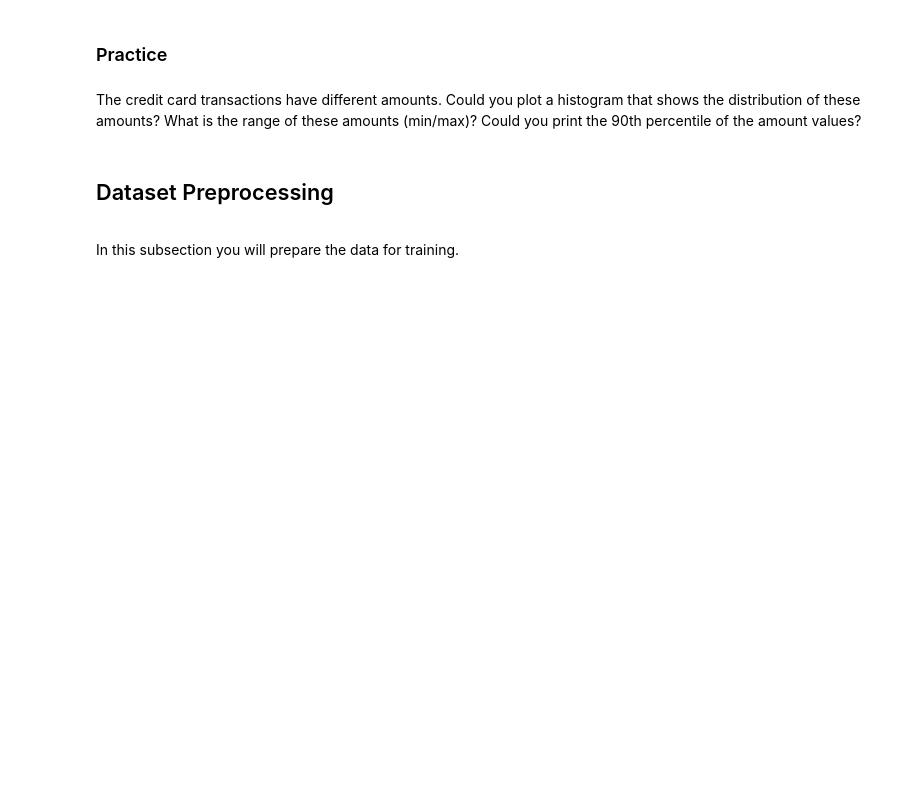
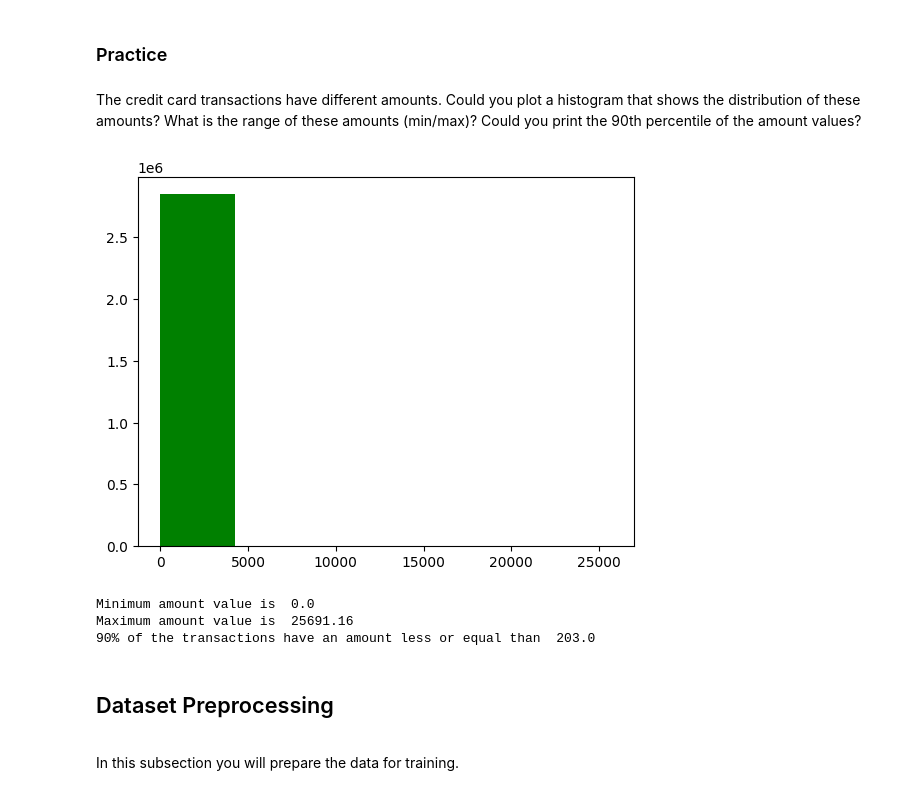
Before and after one commit to CxLos/IBM-Practice-Labs, a Jupyter notebook: 12. Machine Learning with Python/module 3 - Classification/labs/classification-tree-svm-v2.ipynb, the cells around one changed output. Saved outputs shown, nothing was run; the diff lists cells and outputs as text; code cells hidden in the pictures; blank space fills up the shorter version.

```diff
--- a/12. Machine Learning with Python/module 3 - Classification/labs/classification-tree-svm-v2.ipynb
+++ b/12. Machine Learning with Python/module 3 - Classification/labs/classification-tree-svm-v2.ipynb
@@ -133,12 +158,17 @@ The credit card transactions have different amounts. Could you plot a histogram
 # your code here
 # %%
 # we provide our solution here
-plt.hist(big_raw_data.Amount.values, 6, histtype='bar', facecolor='g')
+plt.hist(raw_data.Amount.values, 6, histtype='bar', facecolor='g')
 plt.show()
 
-print("Minimum amount value is ", np.min(big_raw_data.Amount.values))
-print("Maximum amount value is ", np.max(big_raw_data.Amount.values))
+print("Minimum amount value is ", np.min(raw_data.Amount.values))
+print("Maximum amount value is ", np.max(raw_data.Amount.values))
 print("90% of the transactions have an amount less or equal than ", np.percentile(raw_data.Amount.values, 90))
+# %% [output]
+[figure, added]
+Minimum amount value is  0.0
+Maximum amount value is  25691.16
+90% of the transactions have an amount less or equal than  203.0
 # %% [markdown]
 <div id="dataset_preprocessing">
     <h2>Dataset Preprocessing</h2>
```
Also changed, not shown: parts of 7 cells of this notebook, 1 other file.
